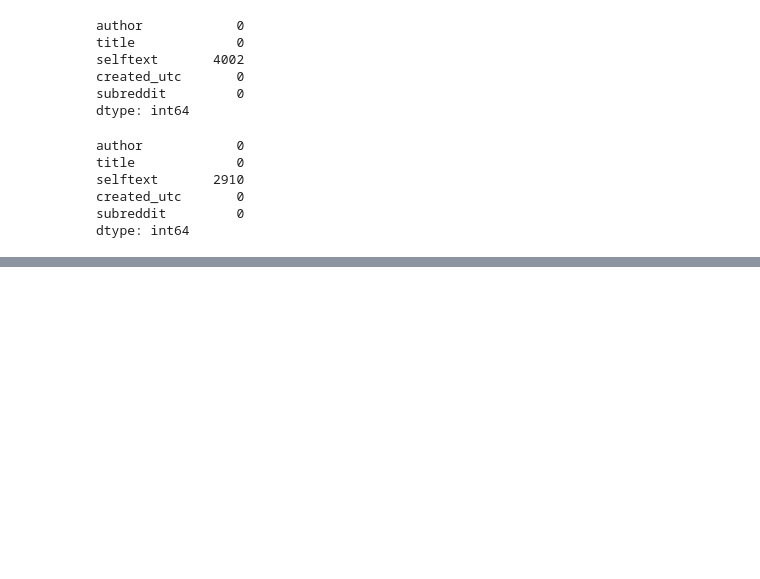
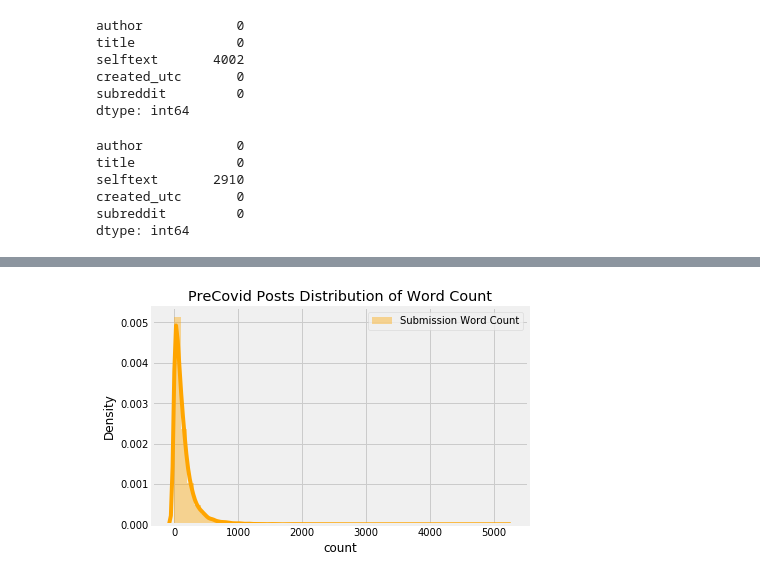
Before and after one commit to eileenhartnett/NLP-DeepLearning-Reddit-Project, a Jupyter notebook: notebooks/step2-clean_data.ipynb, the cells around one changed output, grey strips where cells are left out. Drawn from its saved outputs; the diff is of its cells as text; code cells hidden in the pictures; blank space fills up the shorter version.

```diff
--- a/notebooks/step2-clean_data.ipynb
+++ b/notebooks/step2-clean_data.ipynb
@@ -78,0 +226,8 @@ dtype: int64
+# %%
+sns.distplot( PreCovid_posts['text_word_count'] , color = 'orange', label="Submission Word Count",bins=50)
+#sns.distplot( PreCovid_posts['text_length'] , color = 'grey', label="Submission Length", bins=50)
+plt.xlabel("count")
+plt.title("PreCovid Posts Distribution of Word Count")
+plt.legend();
+# %% [output]
+[figure, added]
```
Also changed, not shown: parts of 25 cells of this notebook.
